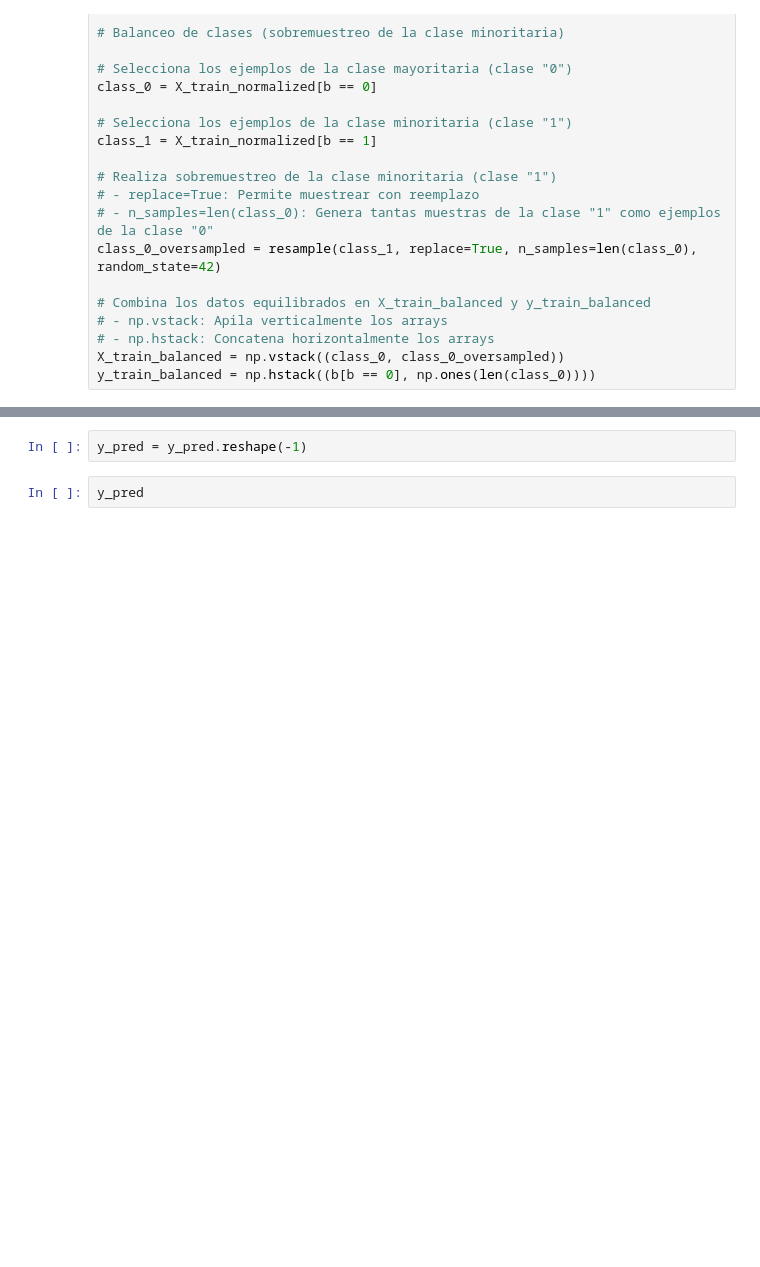
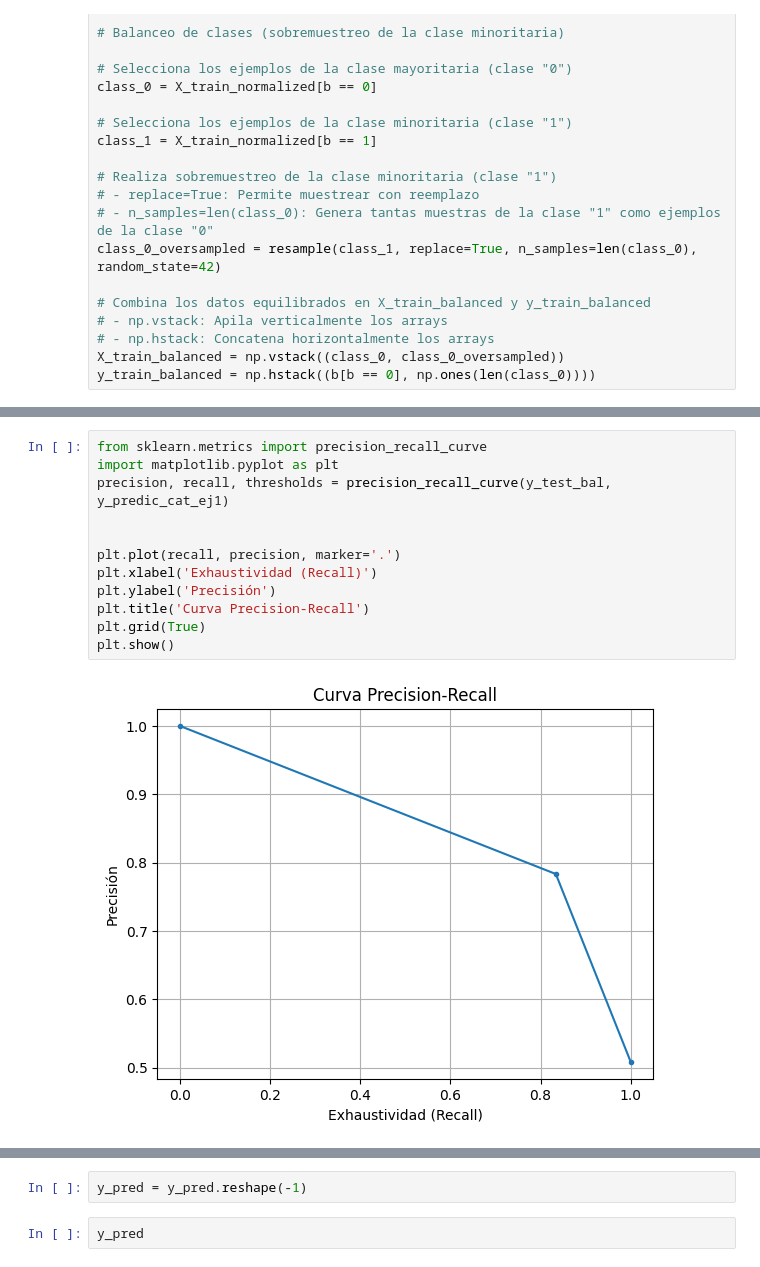
Before and after one commit to franmazzaro/7506R-2C2023-GRUPO39, a Jupyter notebook: 7506R_TP1_GRUPO39_CHP4_ENTREGA.ipynb, the cells around one changed output, grey strips where cells are left out. Cells and saved outputs as stored; diff of their text form; blank space fills up the shorter version.

```diff
--- a/7506R_TP1_GRUPO39_CHP4_ENTREGA.ipynb
+++ b/7506R_TP1_GRUPO39_CHP4_ENTREGA.ipynb
@@ -145,3 +202,17 @@ plt.show()
+# %%
+from sklearn.metrics import precision_recall_curve
+import matplotlib.pyplot as plt
+precision, recall, thresholds = precision_recall_curve(y_test_bal, y_predic_cat_ej1)
+
+
+plt.plot(recall, precision, marker='.')
+plt.xlabel('Exhaustividad (Recall)')
+plt.ylabel('Precisión')
+plt.title('Curva Precision-Recall')
+plt.grid(True)
+plt.show()
+# %% [output]
+[figure, added]
 # %%
 y_pred_ = modelo_1.predict(test_bal)
 y_pred = np.where(y_pred_ > 0.5, 1, 0).astype(int)
```
Also changed, not shown: parts of 11 cells of this notebook.
